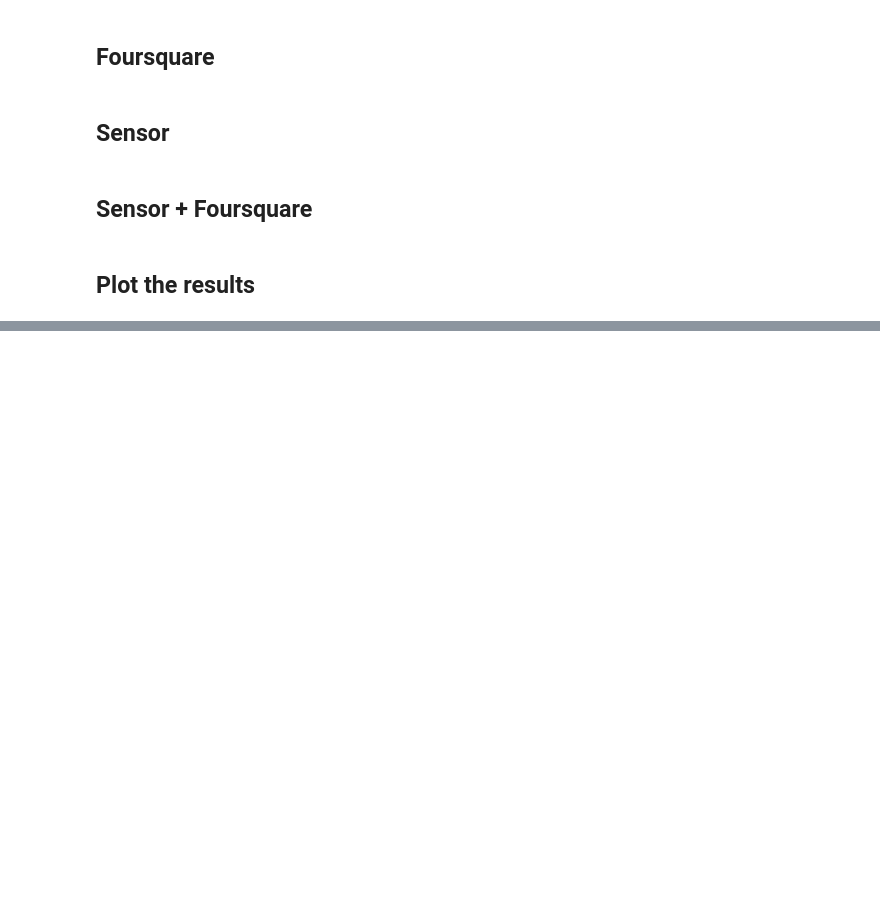
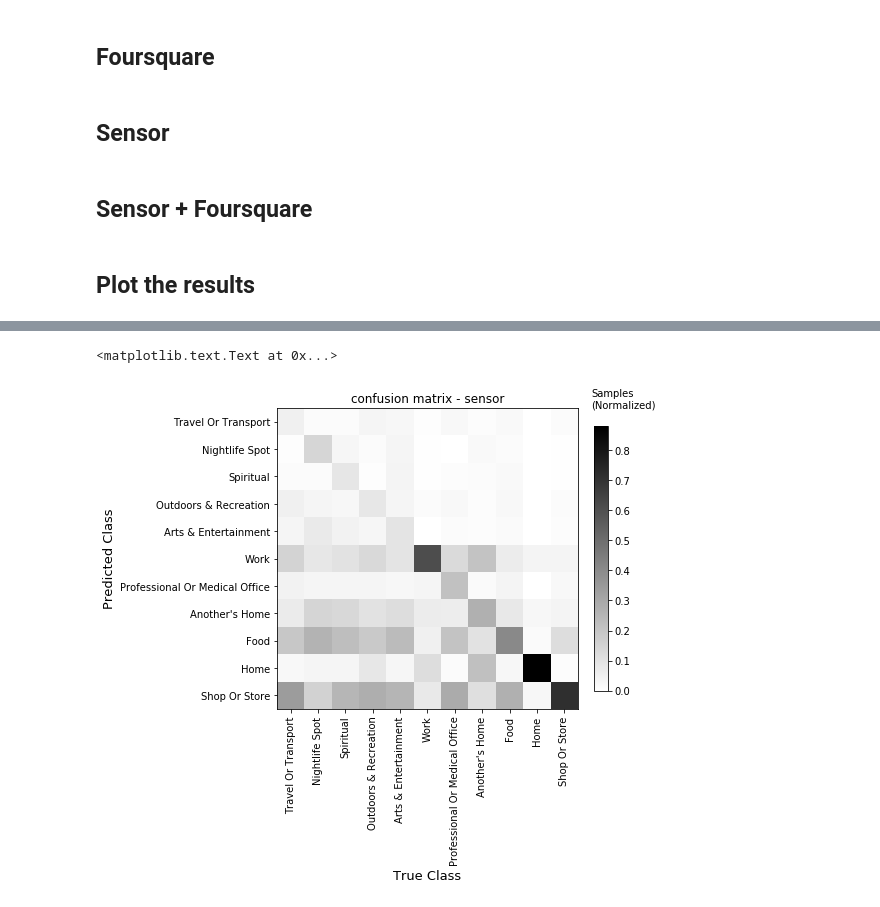
Before and after one commit to sosata/CS120DataAnalysis, a Jupyter notebook: SemanticLocation/show_accuracy_global.ipynb, the cells around one changed output, grey strips where cells are left out. Cells and saved outputs as stored; diff of their text form; code cells hidden in the pictures; blank space fills up the shorter version.

```diff
--- a/SemanticLocation/show_accuracy_global.ipynb
+++ b/SemanticLocation/show_accuracy_global.ipynb
@@ -156,3 +160,20 @@ auc_mean_fsq.size
+# %%
+from soplata import plot_confusion_matrix
+import matplotlib.pyplot as plt
+import pandas as pd
+%matplotlib inline
+
+cm_normalized = conf_sensor / conf_sensor.sum(axis=0)[np.newaxis,:]
+plot_confusion_matrix(cm_normalized, state_top, cmap=plt.cm.gray_r, \
+                      vmin=0, vmax=np.max(cm_normalized), xsize=7, ysize=7)
+plt.xlabel('True Class',fontsize=13)
+plt.ylabel('Predicted Class',fontsize=13)
+plt.colorbar(fraction=.04)
+plt.text(11,-.5,'Samples\n(Normalized)')
+plt.title('confusion matrix - sensor')
+# %% [output]
+<matplotlib.text.Text at 0x...>
+[figure, added]
 # %%
 from soplata import plot_confusion_matrix
 import matplotlib.pyplot as plt
```
Also changed, not shown: parts of 19 cells of this notebook, 19 other files.
